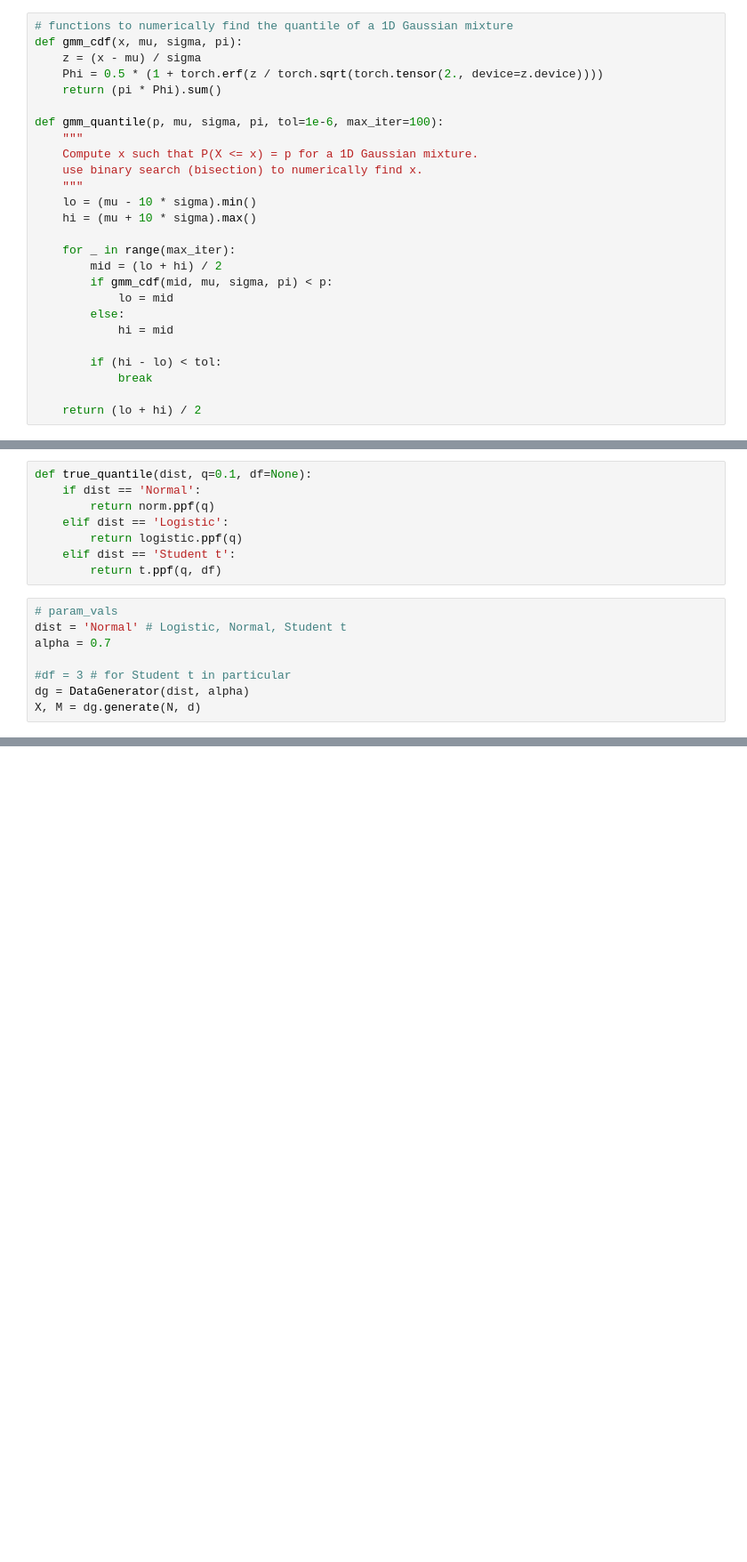
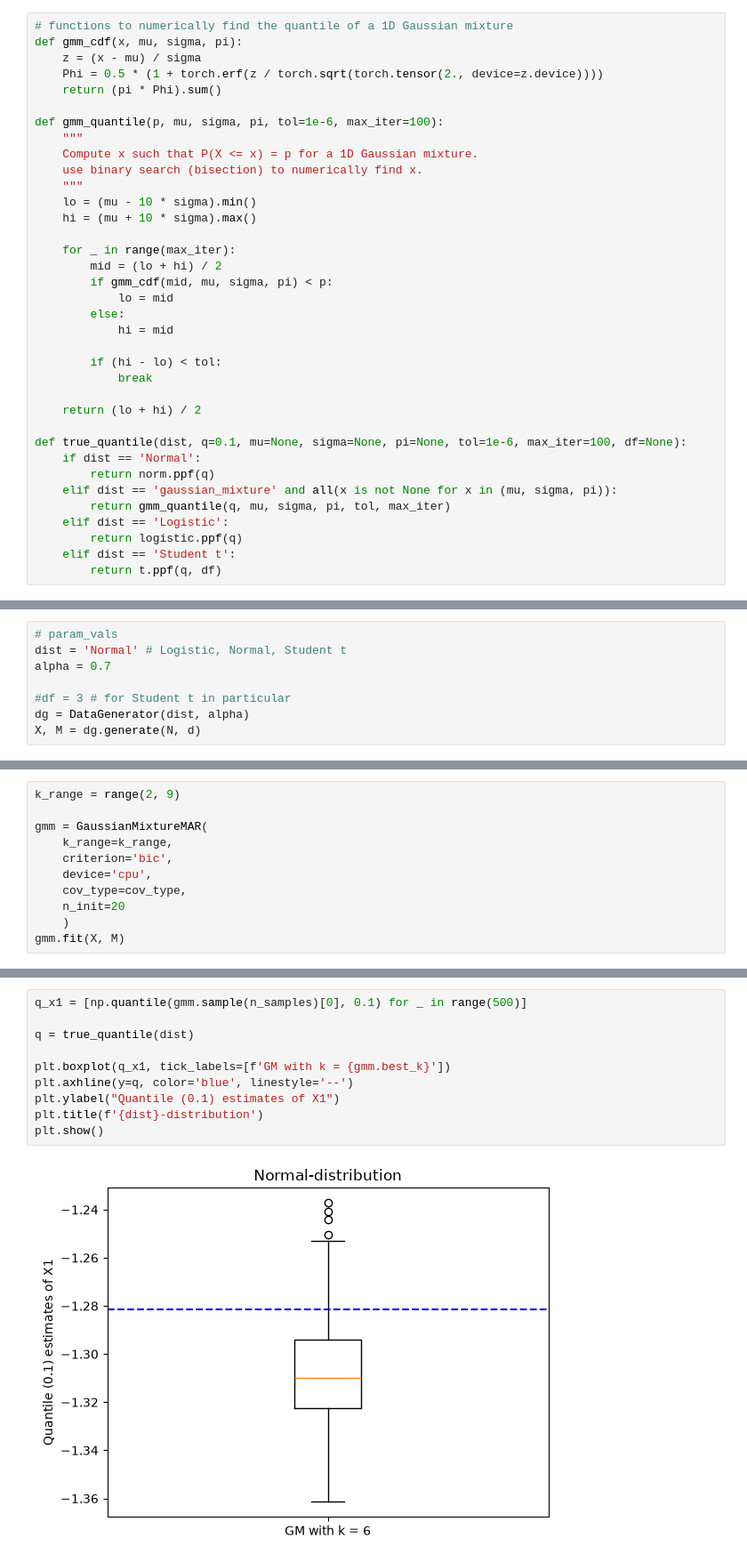
Before and after one commit to huimin-hu-stat/MAR, a Jupyter notebook: simulation.ipynb, the cells around one changed output, grey strips where cells are left out. Shown at 89% size. Cells and saved outputs as stored; diff of their text form; blank space fills up the shorter version.

```diff
--- a/simulation.ipynb
+++ b/simulation.ipynb
@@ -55,3 +54,13 @@ def gmm_quantile(p, mu, sigma, pi, tol=1e-6, max_iter=100):
             break
 
     return (lo + hi) / 2
+
+def true_quantile(dist, q=0.1, mu=None, sigma=None, pi=None, tol=1e-6, max_iter=100, df=None):
+    if dist == 'Normal':
+        return norm.ppf(q)
+    elif dist == 'gaussian_mixture' and all(x is not None for x in (mu, sigma, pi)):
+        return gmm_quantile(q, mu, sigma, pi, tol, max_iter)
+    elif dist == 'Logistic':
+        return logistic.ppf(q)
+    elif dist == 'Student t':
+        return t.ppf(q, df)
@@ -96,14 +99,6 @@ Energy distance of estimated density of X1 and the truth: 0.32230669672366474
 # %% [markdown]
 ## Normal with
 $$\Sigma = \begin{bmatrix} 1 & 0.7 & 0 \\ 0.7 & 1 & 0 \\ 0 & 0 & 1 \end{bmatrix}$$
-# %%
-def true_quantile(dist, q=0.1, df=None):
-    if dist == 'Normal':
-        return norm.ppf(q)
-    elif dist == 'Logistic':
-        return logistic.ppf(q)
-    elif dist == 'Student t':
-        return t.ppf(q, df)
 # %%
 # param_vals
 dist = 'Normal' # Logistic, Normal, Student t
@@ -177,0 +118,11 @@ hellinger_gaussian_diag_gmm(mu00, cov00, mu, sigma, pi).item()
+# %%
+k_range = range(2, 9)
+
+gmm = GaussianMixtureMAR(
+    k_range=k_range,
+    criterion='bic',
+    device='cpu',
+    cov_type=cov_type,
+    n_init=20
+    )
+gmm.fit(X, M)
@@ -177,0 +131,12 @@ hellinger_gaussian_diag_gmm(mu00, cov00, mu, sigma, pi).item()
+# %%
+q_x1 = [np.quantile(gmm.sample(n_samples)[0], 0.1) for _ in range(500)]
+
+q = true_quantile(dist)
+
+plt.boxplot(q_x1, tick_labels=[f'GM with k = {gmm.best_k}'])
+plt.axhline(y=q, color='blue', linestyle='--')
+plt.ylabel("Quantile (0.1) estimates of X1")
+plt.title(f'{dist}-distribution')
+plt.show()
+# %% [output]
+[figure, added]
```
Also changed, not shown: parts of 12 cells of this notebook, 2 other files.
